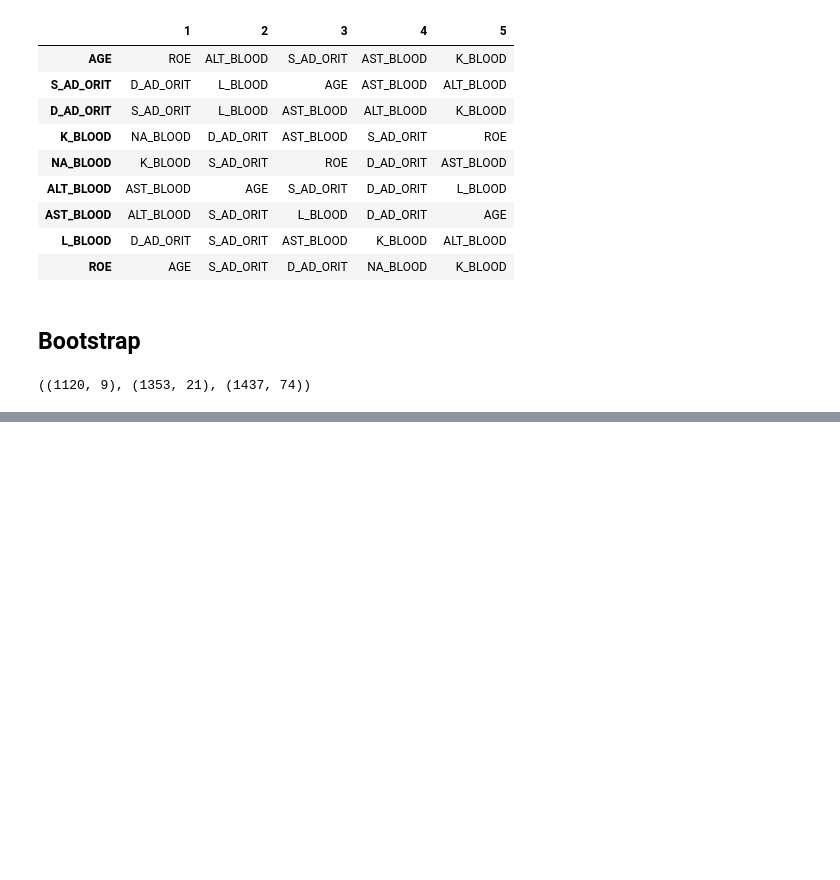
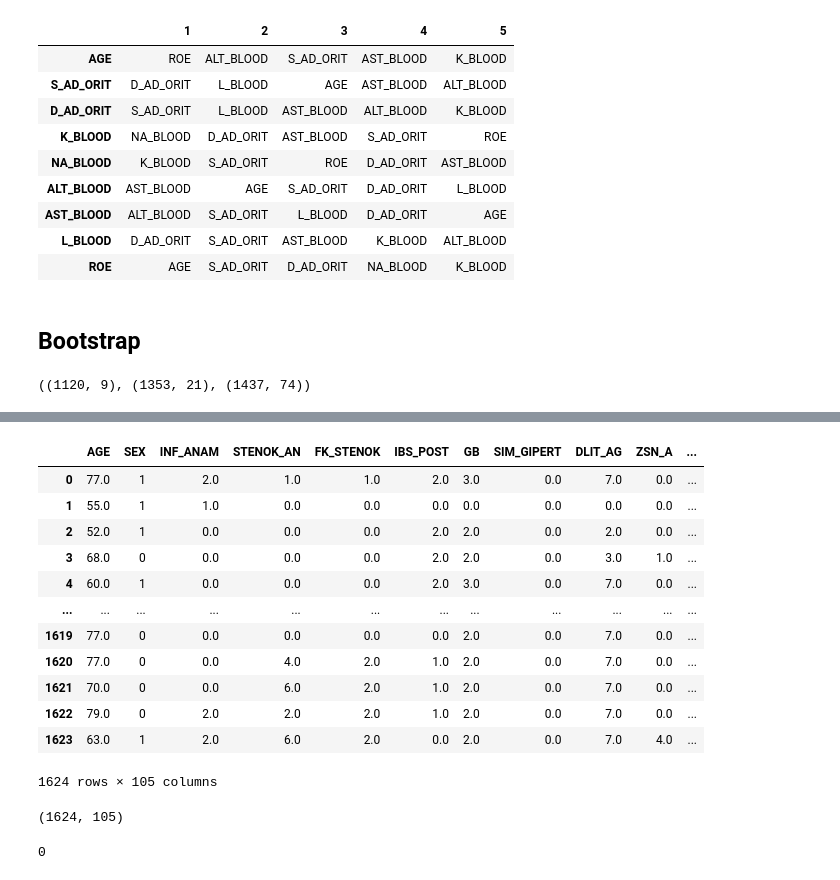
Before and after one commit to manishr03/sta141c, a Jupyter notebook: final_project.ipynb, the cells around one changed output, grey strips where cells are left out. Drawn from its saved outputs; the diff is of its cells as text; code cells hidden in the pictures; blank space fills up the shorter version.

```diff
--- a/final_project.ipynb
+++ b/final_project.ipynb
@@ -221,0 +397,46 @@ Columns (Python-Indexed):
+# %%
+# Apply the transformer to the entire DataFrame using parallel processing
+with joblib.parallel_backend('threading'):
+    imputed_data = transformer.fit_transform(df_shrunk)
+
+# Convert to DataFrame and retain column names
+imputed_df = pd.DataFrame(imputed_data, columns=df_shrunk.columns)
+# %%
+# Ensure binary columns are rounded to nearest integer (0 or 1)
+for column in binary:
+    imputed_df[column] = (imputed_df[column] > 0.5).astype(int)
+
+# Map imputed values back to original categories for categorical columns
+for column in categorical:
+    categories = cat_mappings[column]
+    imputed_df[column] = imputed_df[column].round().astype(int)
+    imputed_df[column] = imputed_df[column].apply(lambda x: categories[x % len(categories)])
+
+# Copy only the imputed values back to the original DataFrame using the mask
+for column in df_shrunk.columns:
+    df_shrunk.loc[mask[column], column] = imputed_df.loc[mask[column], column]
+
+# Display the imputed DataFrame
+df_shrunk
+# %% [output]
+|  | AGE | SEX | INF_ANAM | STENOK_AN | FK_STENOK | IBS_POST | GB | SIM_GIPERT | DLIT_AG | ZSN_A | ... |
+| 0 | 77.0 | 1 | 2.0 | 1.0 | 1.0 | 2.0 | 3.0 | 0.0 | 7.0 | 0.0 | ... |
+| 1 | 55.0 | 1 | 1.0 | 0.0 | 0.0 | 0.0 | 0.0 | 0.0 | 0.0 | 0.0 | ... |
+| 2 | 52.0 | 1 | 0.0 | 0.0 | 0.0 | 2.0 | 2.0 | 0.0 | 2.0 | 0.0 | ... |
+| 3 | 68.0 | 0 | 0.0 | 0.0 | 0.0 | 2.0 | 2.0 | 0.0 | 3.0 | 1.0 | ... |
+| 4 | 60.0 | 1 | 0.0 | 0.0 | 0.0 | 2.0 | 3.0 | 0.0 | 7.0 | 0.0 | ... |
+| ... | ... | ... | ... | ... | ... | ... | ... | ... | ... | ... | ... |
+| 1619 | 77.0 | 0 | 0.0 | 0.0 | 0.0 | 0.0 | 2.0 | 0.0 | 7.0 | 0.0 | ... |
+| 1620 | 77.0 | 0 | 0.0 | 4.0 | 2.0 | 1.0 | 2.0 | 0.0 | 7.0 | 0.0 | ... |
+| 1621 | 70.0 | 0 | 0.0 | 6.0 | 2.0 | 1.0 | 2.0 | 0.0 | 7.0 | 0.0 | ... |
+| 1622 | 79.0 | 0 | 2.0 | 2.0 | 2.0 | 1.0 | 2.0 | 0.0 | 7.0 | 0.0 | ... |
+| 1623 | 63.0 | 1 | 2.0 | 6.0 | 2.0 | 0.0 | 2.0 | 0.0 | 7.0 | 4.0 | ... |
+1624 rows × 105 columns
+# %%
+df_shrunk.shape
+# %% [output]
+(1624, 105)
+# %%
+df_shrunk.isnull().sum().sum()
+# %% [output]
+0
```
Also changed, not shown: parts of 34 cells of this notebook, 1 other file.
